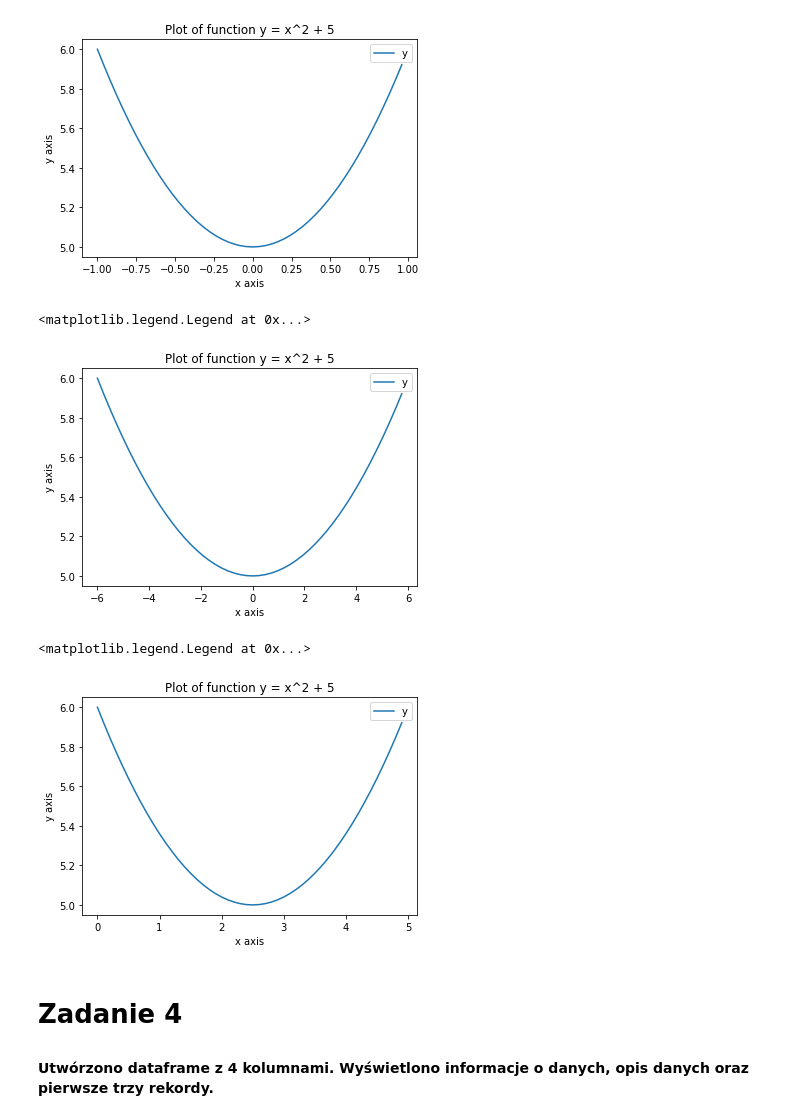
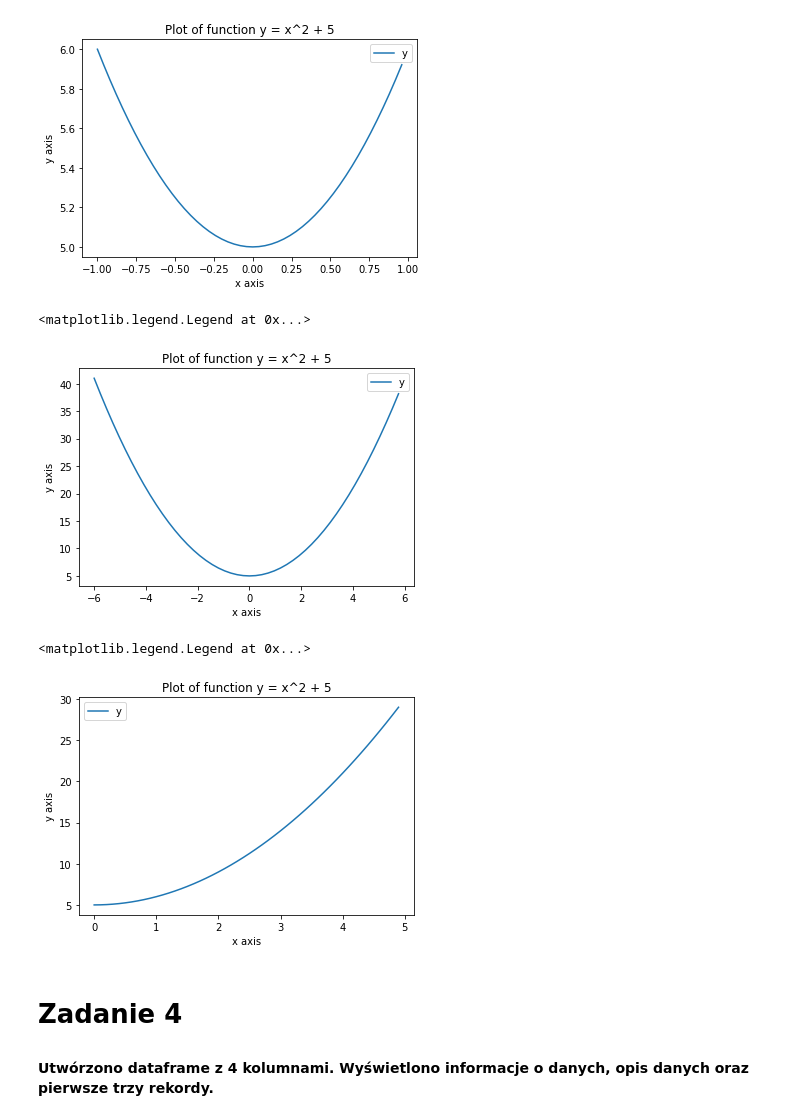
Before and after one commit to BercikHubercik/BazyDanych, a Jupyter notebook: Lab1/Zad3_4.ipynb, the cells around one changed output. Saved outputs shown, nothing was run; the diff lists cells and outputs as text; code cells hidden in the pictures.

```diff
--- a/Lab1/Zad3_4.ipynb
+++ b/Lab1/Zad3_4.ipynb
@@ -28,23 +28,23 @@ plt.legend("y")
 <matplotlib.legend.Legend at 0x...>
 [figure]
 # %%
-plt.plot(x2, f(x1))
+plt.plot(x2, f(x2))
 plt.xlabel("x axis")
 plt.ylabel("y axis")
 plt.title("Plot of function y = x^2 + 5")
 plt.legend("y")
 # %% [output]
 <matplotlib.legend.Legend at 0x...>
-[figure, old version]
+[figure, new version]
 # %%
-plt.plot(x3, f(x1))
+plt.plot(x3, f(x3))
 plt.xlabel("x axis")
 plt.ylabel("y axis")
 plt.title("Plot of function y = x^2 + 5")
 plt.legend("y")
 # %% [output]
 <matplotlib.legend.Legend at 0x...>
-[figure, old version]
+[figure, new version]
 # %% [markdown]
 # Zadanie 4
 #### Utwórzono dataframe z 4 kolumnami. Wyświetlono informacje o danych, opis danych oraz pierwsze trzy rekordy.
```
